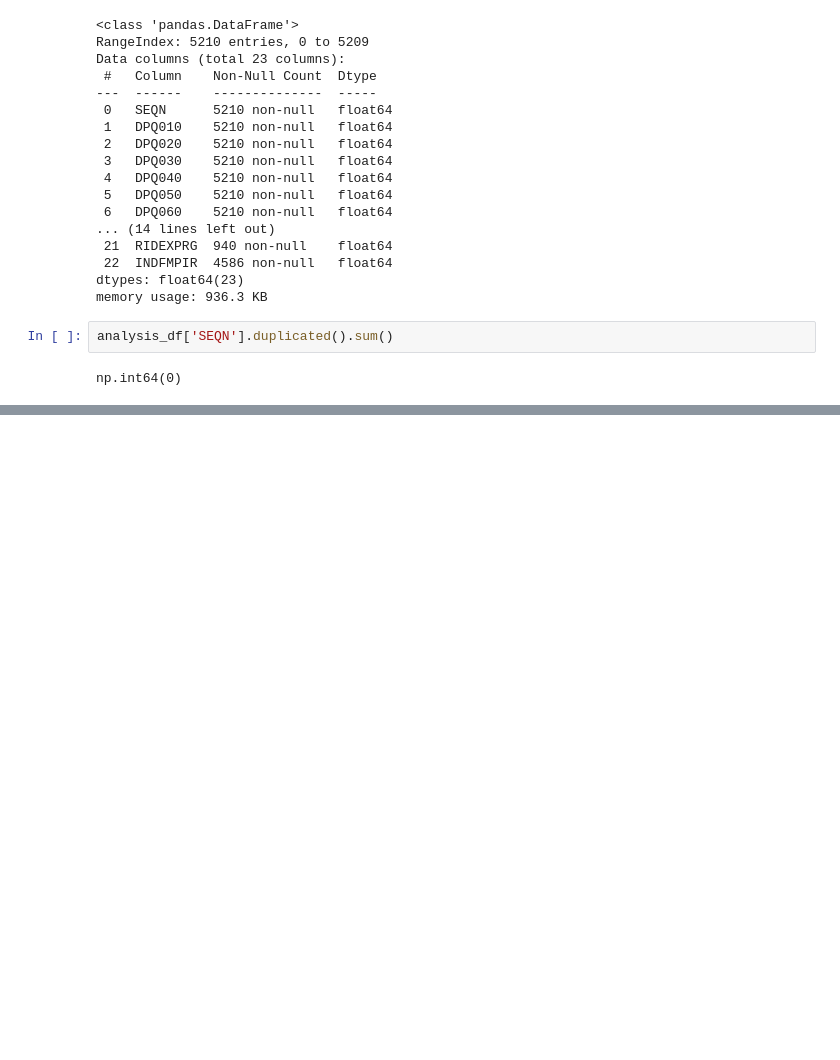
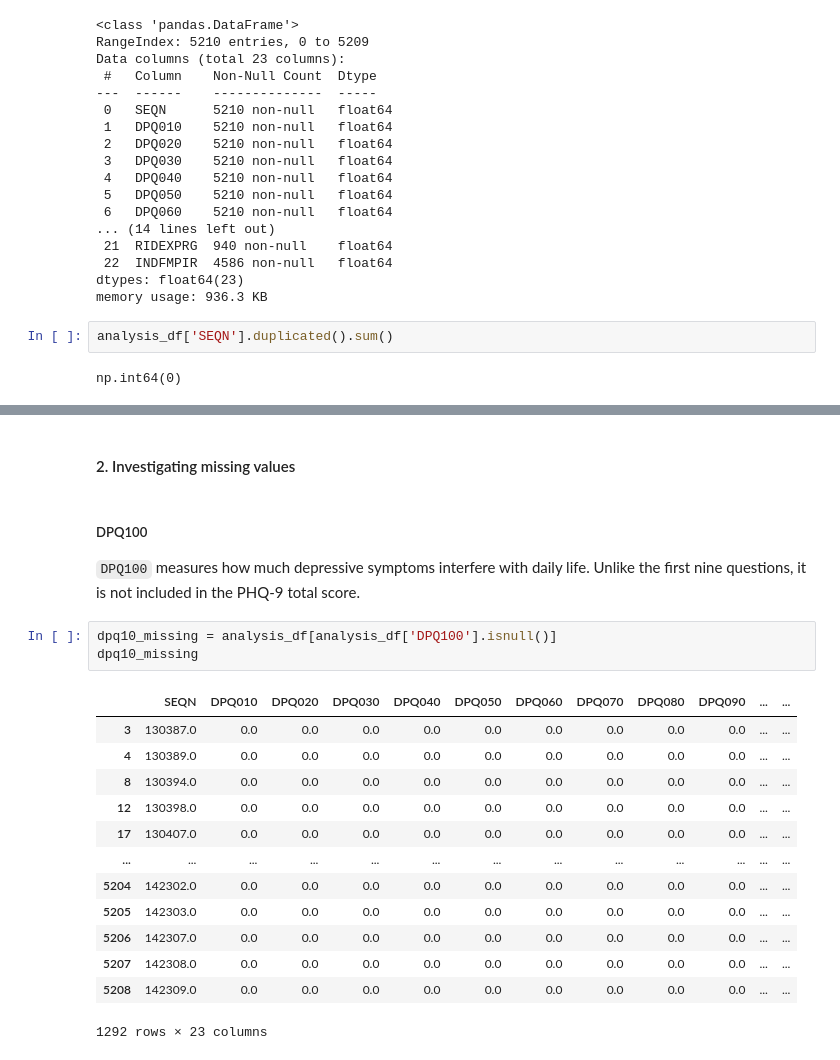
Before and after one commit to SabinaSid/NHANES_mental_health_analysis, a Jupyter notebook: Notebooks/01_demographics_and_depression.ipynb, the cells around one changed output, grey strips where cells are left out. Drawn from its saved outputs; the diff is of its cells as text; blank space fills up the shorter version.

Commit message:
Investigate missing values in DPQ100

```diff
--- a/Notebooks/01_demographics_and_depression.ipynb
+++ b/Notebooks/01_demographics_and_depression.ipynb
@@ -518,0 +541,22 @@ np.int64(0)
+# %% [markdown]
+#### 2. Investigating missing values
+# %% [markdown]
+##### DPQ100
+`DPQ100` measures how much depressive symptoms interfere with daily life. Unlike the first nine questions, it is not included in the PHQ-9 total score.
+# %%
+dpq10_missing = analysis_df[analysis_df['DPQ100'].isnull()]
+dpq10_missing
+# %% [output]
+|  | SEQN | DPQ010 | DPQ020 | DPQ030 | DPQ040 | DPQ050 | DPQ060 | DPQ070 | DPQ080 | DPQ090 | ... | ... |
+| 3 | 130387.0 | 0.0 | 0.0 | 0.0 | 0.0 | 0.0 | 0.0 | 0.0 | 0.0 | 0.0 | ... | ... |
+| 4 | 130389.0 | 0.0 | 0.0 | 0.0 | 0.0 | 0.0 | 0.0 | 0.0 | 0.0 | 0.0 | ... | ... |
+| 8 | 130394.0 | 0.0 | 0.0 | 0.0 | 0.0 | 0.0 | 0.0 | 0.0 | 0.0 | 0.0 | ... | ... |
+| 12 | 130398.0 | 0.0 | 0.0 | 0.0 | 0.0 | 0.0 | 0.0 | 0.0 | 0.0 | 0.0 | ... | ... |
+| 17 | 130407.0 | 0.0 | 0.0 | 0.0 | 0.0 | 0.0 | 0.0 | 0.0 | 0.0 | 0.0 | ... | ... |
+| ... | ... | ... | ... | ... | ... | ... | ... | ... | ... | ... | ... | ... |
+| 5204 | 142302.0 | 0.0 | 0.0 | 0.0 | 0.0 | 0.0 | 0.0 | 0.0 | 0.0 | 0.0 | ... | ... |
+| 5205 | 142303.0 | 0.0 | 0.0 | 0.0 | 0.0 | 0.0 | 0.0 | 0.0 | 0.0 | 0.0 | ... | ... |
+| 5206 | 142307.0 | 0.0 | 0.0 | 0.0 | 0.0 | 0.0 | 0.0 | 0.0 | 0.0 | 0.0 | ... | ... |
+| 5207 | 142308.0 | 0.0 | 0.0 | 0.0 | 0.0 | 0.0 | 0.0 | 0.0 | 0.0 | 0.0 | ... | ... |
+| 5208 | 142309.0 | 0.0 | 0.0 | 0.0 | 0.0 | 0.0 | 0.0 | 0.0 | 0.0 | 0.0 | ... | ... |
+1292 rows × 23 columns
```
Also changed, not shown: parts of 9 cells of this notebook.
